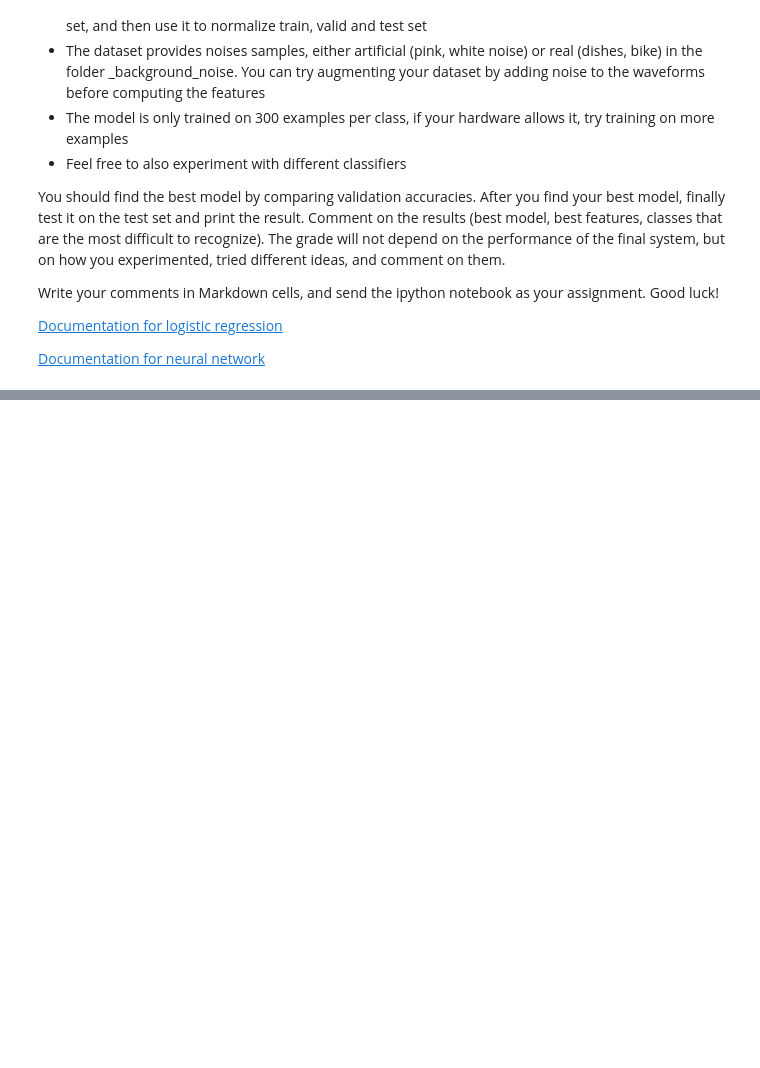
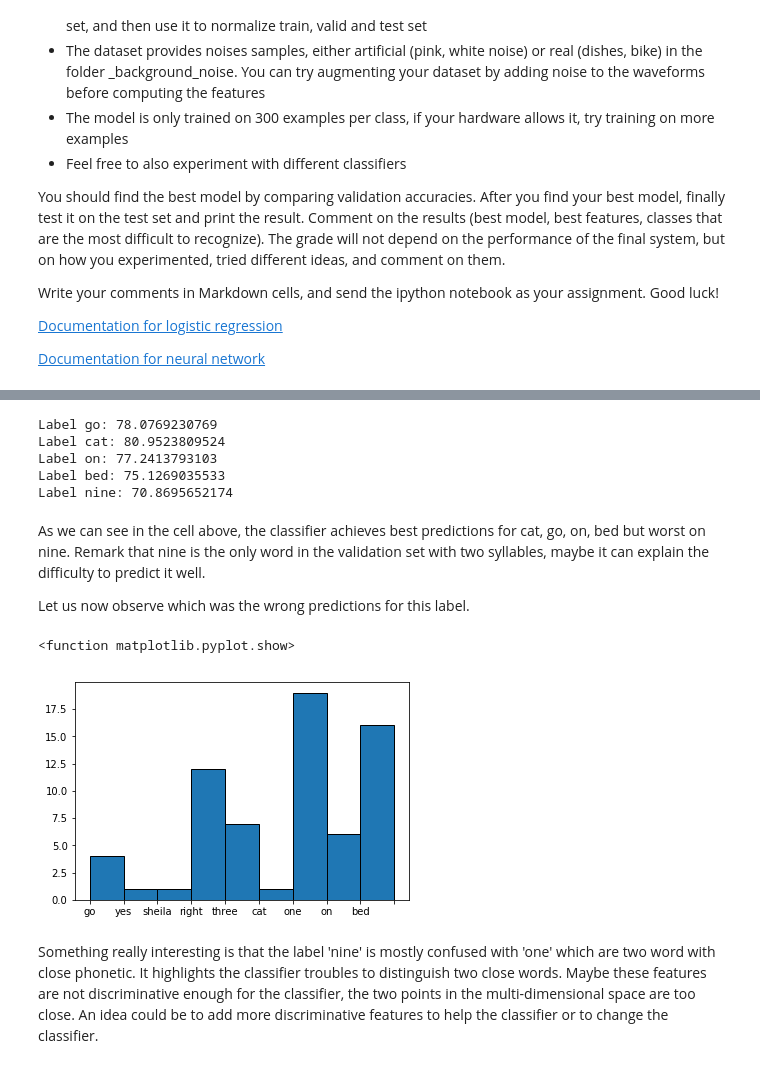
Before and after one commit to sohleyer/MVA_2018_SL, a Jupyter notebook: TD_#1/Speech_Commands_MVA.ipynb, the cells around one changed output, grey strips where cells are left out. Saved outputs shown, nothing was run; the diff lists cells and outputs as text; code cells hidden in the pictures; blank space fills up the shorter version.

```diff
--- a/TD_#1/Speech_Commands_MVA.ipynb
+++ b/TD_#1/Speech_Commands_MVA.ipynb
@@ -101,8 +101,19 @@ for root, dirs, files in os.walk("."):
         elif train_labels.count(label) < nb_ex_per_class:
             train_wavs.append(waveform)
             train_labels.append(label)
+
+add_noise=False
+if add_noise is True:
+    for root, dirs, files in os.walk("./_background_noise_"):
+        for filename in files:
+            if not filename.endswith('.wav'):
+                continue
+            full_name = os.path.join(root.lstrip('./'), filename)
+            fs, waveform = wav.read(full_name)
+            train_wavs.append(waveform)
+            train_labels.append(label)
+
 # Print data statistics
-
 print "Train files: " + str(len(train_wavs))
 print "Valid files: " + str(len(valid_wavs))
 print "Test files: " + str(len(test_wavs))
@@ -190,8 +201,8 @@ mfcc = spectral.Spectral(nfilt=26,
 # The following cell generates the features for train, valid and test from the waveforms
 # %%
 # Choose the feature function
-feature_function = melfbanks
-feature_function_name = 'melfbanks'
+feature_function = mfcc
+feature_function_name = 'mfcc'
 
 start = time.time()
 train_feats = np.asarray(pad(transform_wavs(train_wavs, feature_function)))
@@ -328,0 +404,25 @@ We compared the accuracy obtained with Mel-fitlerbanks and MFCC using different
+# %%
+for label in np.unique(np.array(valid_labels)):
+    valid_class = valid_feats[np.array(valid_labels)==label]
+    class_res = neural_net.score(valid_class, label*np.ones(len(valid_class)))
+    print("Label "+ str(label_set[label])+": "+str(100*class_res))
+# %% [output]
+Label go: 78.0769230769
+Label cat: 80.9523809524
+Label on: 77.2413793103
+Label bed: 75.1269035533
+Label nine: 70.8695652174
+# %% [markdown]
+As we can see in the cell above, the classifier achieves best predictions for cat, go, on, bed but worst on nine. Remark that nine is the only word in the validation set with two syllables, maybe it can explain the difficulty to predict it well.
+
+Let us now observe which was the wrong predictions for this label.
+# %%
+valid_nine = valid_feats[np.array(valid_labels)==9]
+nine_res = neural_net.predict(valid_nine)
+plt.hist(nine_res[nine_res!=9],bins=np.arange(0,10,1), ec='black');
+plt.xticks( np.arange(0,10,1), [label_set[i] for i in np.arange(0,9,1)] ); plt.show
+# %% [output]
+<function matplotlib.pyplot.show>
+[figure, added]
+# %% [markdown]
+Something really interesting is that the label 'nine' is mostly confused with 'one' which are two word with close phonetic. It highlights the classifier troubles to distinguish two close words. Maybe these features are not discriminative enough for the classifier, the two points in the multi-dimensional space are too close. An idea could be to add more discriminative features to help the classifier or to change the classifier.
```
Also changed, not shown: parts of 14 cells of this notebook, 4 other files.
